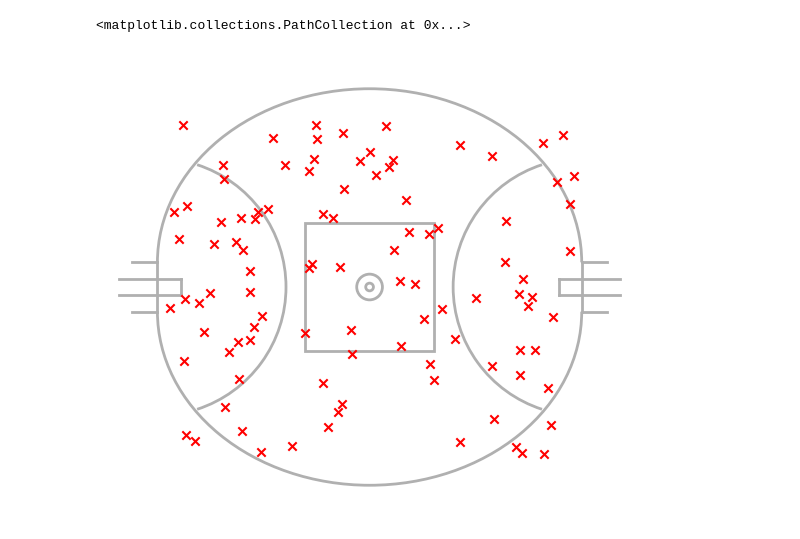
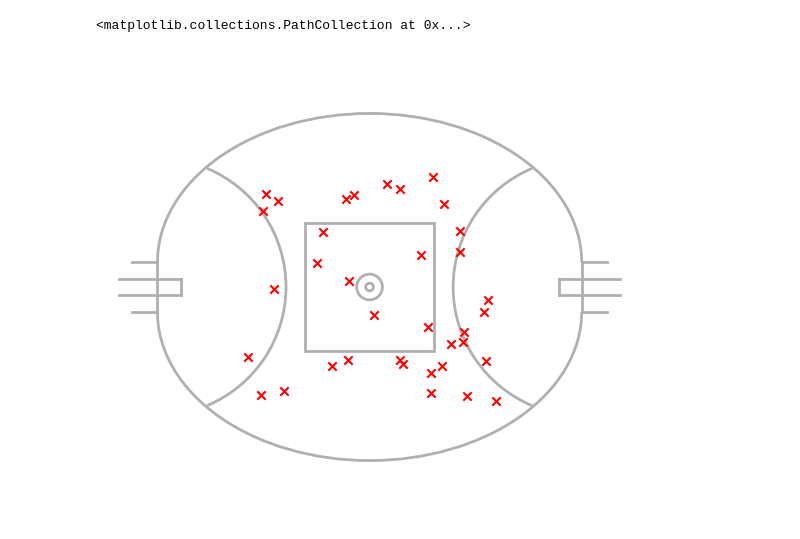
Before and after one commit to ciaran-grant/mplfooty, a Jupyter notebook: notebooks/scatter_example.ipynb, the cells around one changed output. Drawn from its saved outputs; the diff is of its cells as text; code cells hidden in the pictures.

```diff
--- a/notebooks/scatter_example.ipynb
+++ b/notebooks/scatter_example.ipynb
@@ -22,9 +22,9 @@ pitch.scatter(x, y, ax=ax)
 # %%
-pitch = AFLPitch(pitch_width=135, pitch_length=165)
+pitch = Pitch(pitch_width=135, pitch_length=165)
 fig, ax = pitch.draw()
-x = np.random.uniform(low=-80, high=80, size=100)
-y= np.random.uniform(low=-65, high=65, size=100)
+x = np.random.uniform(low=-100/2, high=100/2, size=36)
+y = np.random.uniform(low=-90/2, high=90/2, size=36)
 pitch.scatter(x, y, marker = "x", color = "red", ax=ax)
 # %% [output]
 <matplotlib.collections.PathCollection at 0x...>
-[figure, old version]
+[figure, new version]
```
Also changed, not shown: parts of 2 cells of this notebook, 19 other files.
